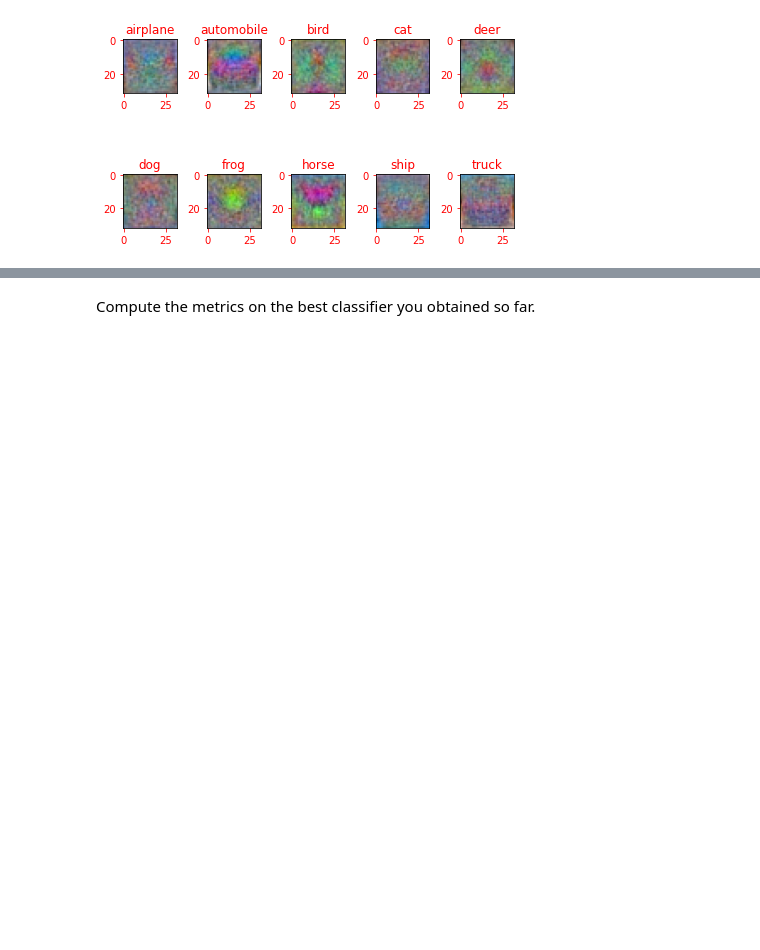
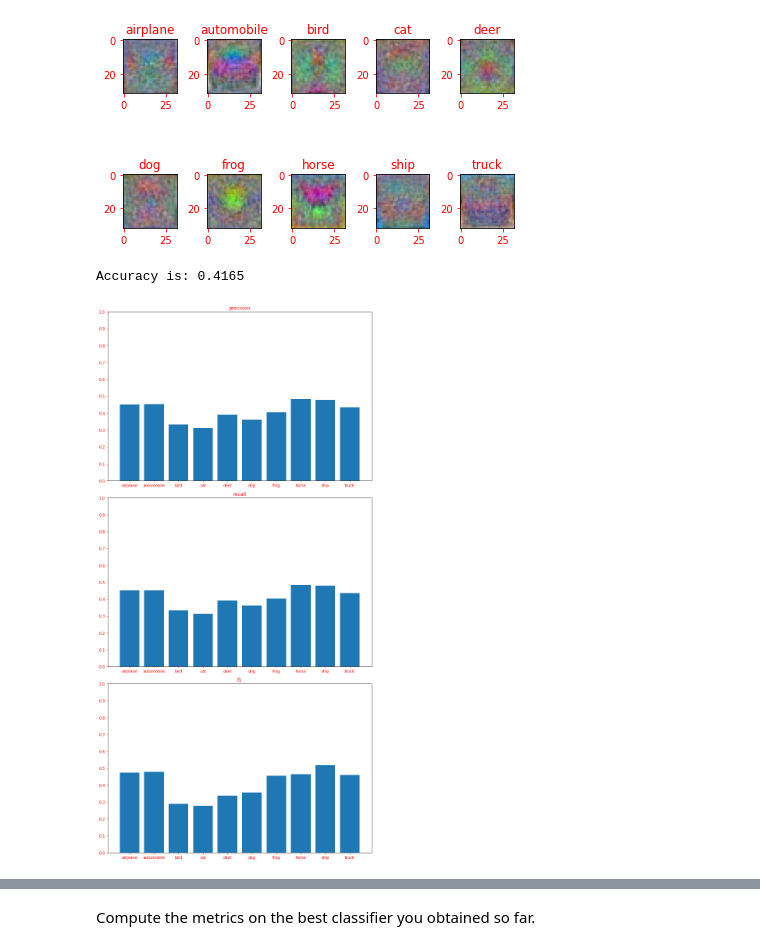
Before and after one commit to ComanacDragos/ComputerVisionAndDeepLearning, a Jupyter notebook: lab2/Computer_Vision_and_Deep_Learning_Laboratory_2[students].ipynb, the cells around one changed output, grey strips where cells are left out. Cells and saved outputs as stored; diff of their text form; code cells hidden in the pictures; blank space fills up the shorter version.

Commit message:
lab2 metrics

```diff
--- a/lab2/Computer_Vision_and_Deep_Learning_Laboratory_2[students].ipynb
+++ b/lab2/Computer_Vision_and_Deep_Learning_Laboratory_2[students].ipynb
@@ -433,3 +424,30 @@ Best softmax: train\softmax_lr0.00004493_reg20657.19311569-test0.41650000.npy
+# %%
+from lab2.metrics import *
+# TODO your code here
+# use the metrics module to compute the precision, recall and confusion matrix for the best classifier
+cls = SoftmaxClassifier(input_shape=input_size_flattened, num_classes=cifar10.NUM_CLASSES)
+cls.load("train\softmax_lr0.00004493_reg20657.19311569-test0.41650000.npy")
+predictions = cls.predict(X_test)
+
+print(f"Accuracy is: {accuracy_score(y_test, predictions)}")
+metrics = {
+    "precision" : precision_score(y_test, predictions),
+    "recall" : precision_score(y_test, predictions),
+    "f1" : f1_score(y_test, predictions)
+}
+plt.figure(figsize=(10, 20))
+for idx, (metric, value) in enumerate(metrics.items()):
+    plt.subplot(len(metrics), 1, idx+1)
+    plt.title(metric)
+    plt.bar(range(len(cifar10.LABELS)), value)
+    plt.xticks(range(len(cifar10.LABELS)), labels=cifar10.LABELS)
+    plt.yticks(np.arange(0.0, 1.1, 0.1))
+plt. tight_layout()
+
+# end TODO your code here
+# %% [output]
+Accuracy is: 0.4165
+[figure, added]
 # %% [markdown]
 ## Classifier evaluation
 
```
Also changed, not shown: parts of 5 cells of this notebook, 1 other file.
